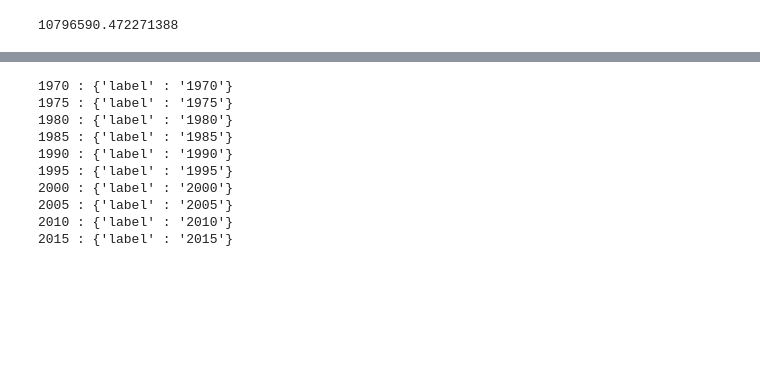
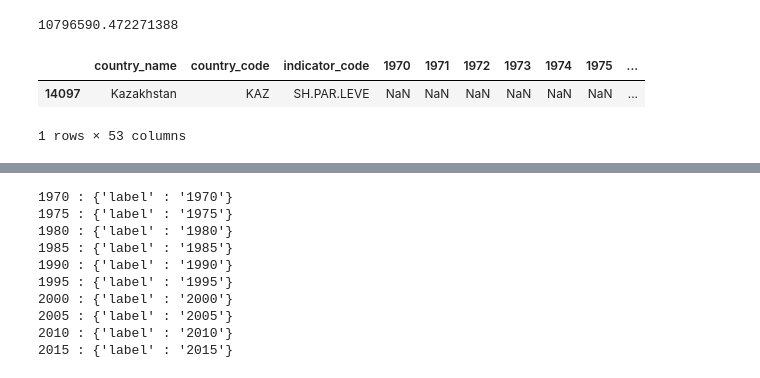
Before and after one commit to dpfay/parental_dash, a Jupyter notebook: code/workbook.ipynb, the cells around one changed output, grey strips where cells are left out. Drawn from its saved outputs; the diff is of its cells as text; code cells hidden in the pictures; blank space fills up the shorter version.

```diff
--- a/code/workbook.ipynb
+++ b/code/workbook.ipynb
@@ -274,3 +265,11 @@ pd.set_option('display.max_colwidth', None)
+# %%
+df = pd.read_csv('../data/selected_data.csv')
+# %%
+df[(df['country_code'] == 'KAZ') & (df['indicator_code'] == 'SH.PAR.LEVE')]
+# %% [output]
+|  | country_name | country_code | indicator_code | 1970 | 1971 | 1972 | 1973 | 1974 | 1975 | ... |
+| 14097 | Kazakhstan | KAZ | SH.PAR.LEVE | NaN | NaN | NaN | NaN | NaN | NaN | ... |
+1 rows × 53 columns
 # %%
 dfr[dfr['indicator_name'].str.lower().str.contains('pop')]
 # %% [output]
```
Also changed, not shown: parts of 4 cells of this notebook, 1 other file.
